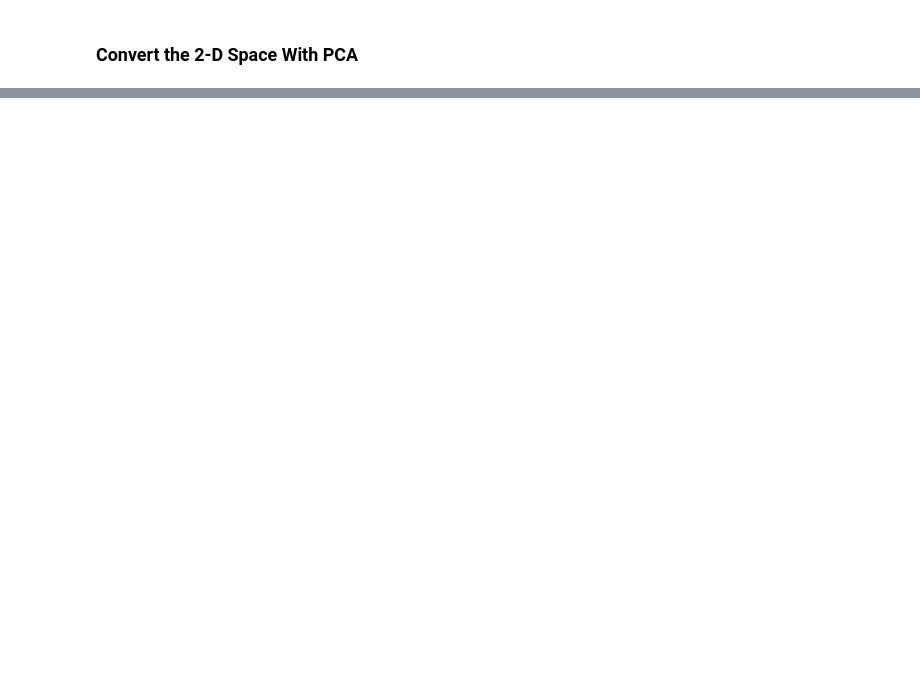
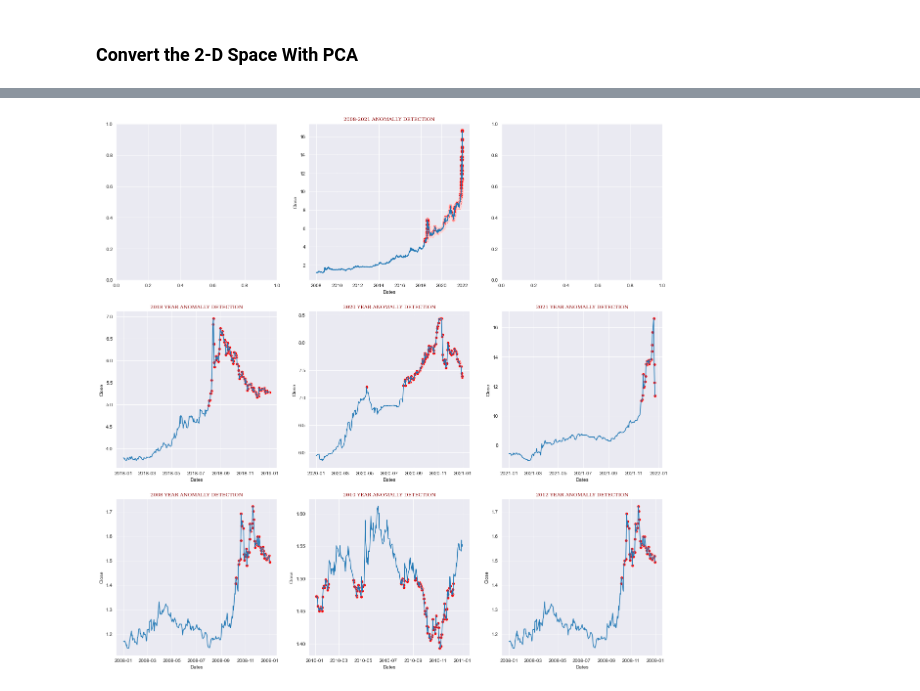
Before and after one commit to erdmkbc/TRY-USD-Anomaly-Detection-MEH405-, a Jupyter notebook: Project_Docs/kernel_try_usd_ad.ipynb, the cells around one changed output, grey strips where cells are left out. Cells and saved outputs as stored; diff of their text form; code cells hidden in the pictures; blank space fills up the shorter version.

```diff
--- a/Project_Docs/kernel_try_usd_ad.ipynb
+++ b/Project_Docs/kernel_try_usd_ad.ipynb
@@ -897,0 +933,31 @@ anomally_detection_2d_visualization(df_2d_anomally)
+# %%
+def anomally_detection_kmeans(df):
+
+    # model building
+    kmeans = KMeans(n_clusters = 2)
+
+    # fitting process
+    kmeans.fit(df['Close'].values.reshape(-1,1))
+
+    # predict the clusters
+    clusters = kmeans.fit_predict(df['Close'].values.reshape(-1,1))
+    # add the column that calculated clusters
+    df['Clusters'] = clusters
+    return df
+# %%
+df_main_kmenas = anomally_detection_kmeans(df_model)
+######################## Normally years #######################
+######################## 2008 #################################
+df_2008_anomally_kmeans = anomally_detection_kmeans(df_2008)
+######################## 2010 #################################
+df_2010_anomally_kmeans = anomally_detection_kmeans(df_2010)
+######################## 2012 #################################
+df_2012_anomally_kmeans = anomally_detection_kmeans(df_2008)
+
+######################## Anormally years ######################
+######################## 2018 #################################
+df_2018_anomally_kmeans = anomally_detection_kmeans(df_2018)
+######################## 2020 #################################
+df_2020_anomally_kmeans = anomally_detection_kmeans(df_2020)
+######################## 2021 #################################
+df_2021_anomally_kmeans = anomally_detection_kmeans(df_2021)
@@ -897,0 +1032,10 @@ anomally_detection_2d_visualization(df_2d_anomally)
+# %%
+anomally_detection_visiualization_kmeans(df_2018_anomally_kmeans,
+                                        df_2020_anomally_kmeans,
+                                        df_2021_anomally_kmeans,
+                                        df_2008_anomally_kmeans,
+                                        df_2010_anomally_kmeans,
+                                        df_2012_anomally_kmeans,
+                                        df_main_kmenas)
+# %% [output]
+[figure, added]
```
Also changed, not shown: parts of 22 cells of this notebook.
